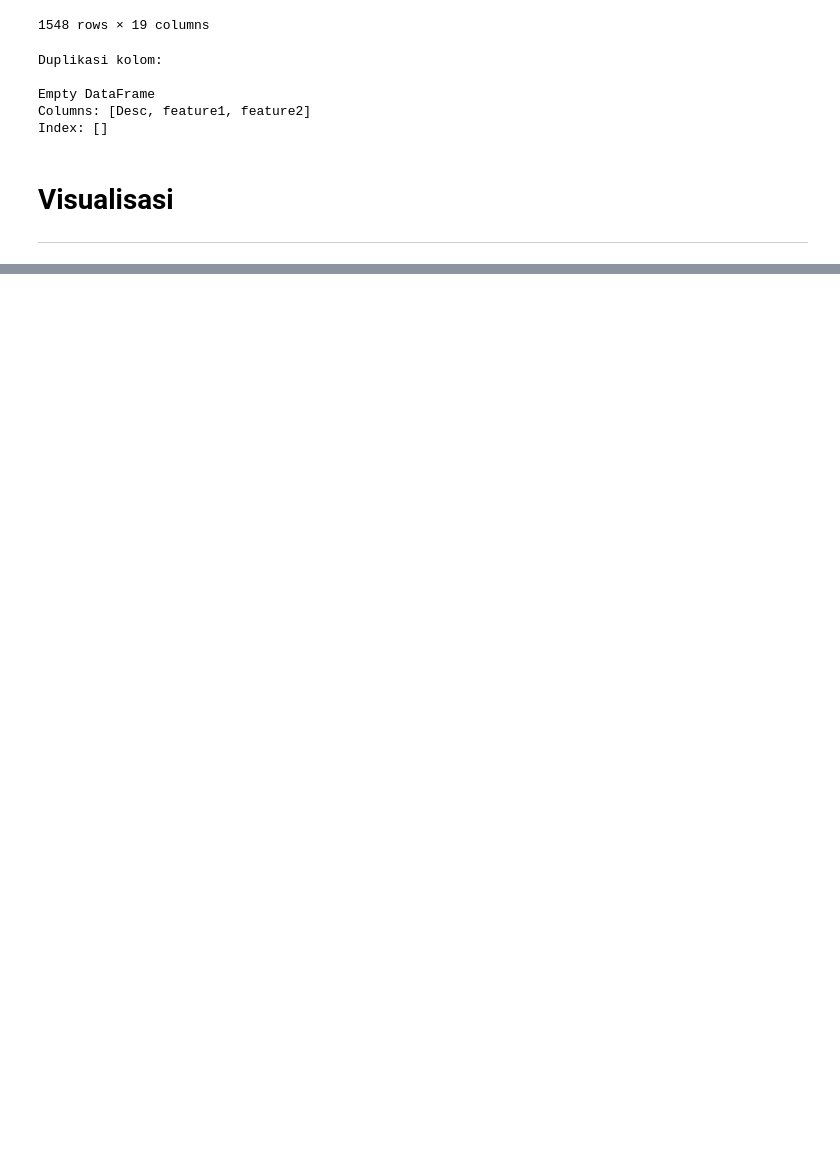
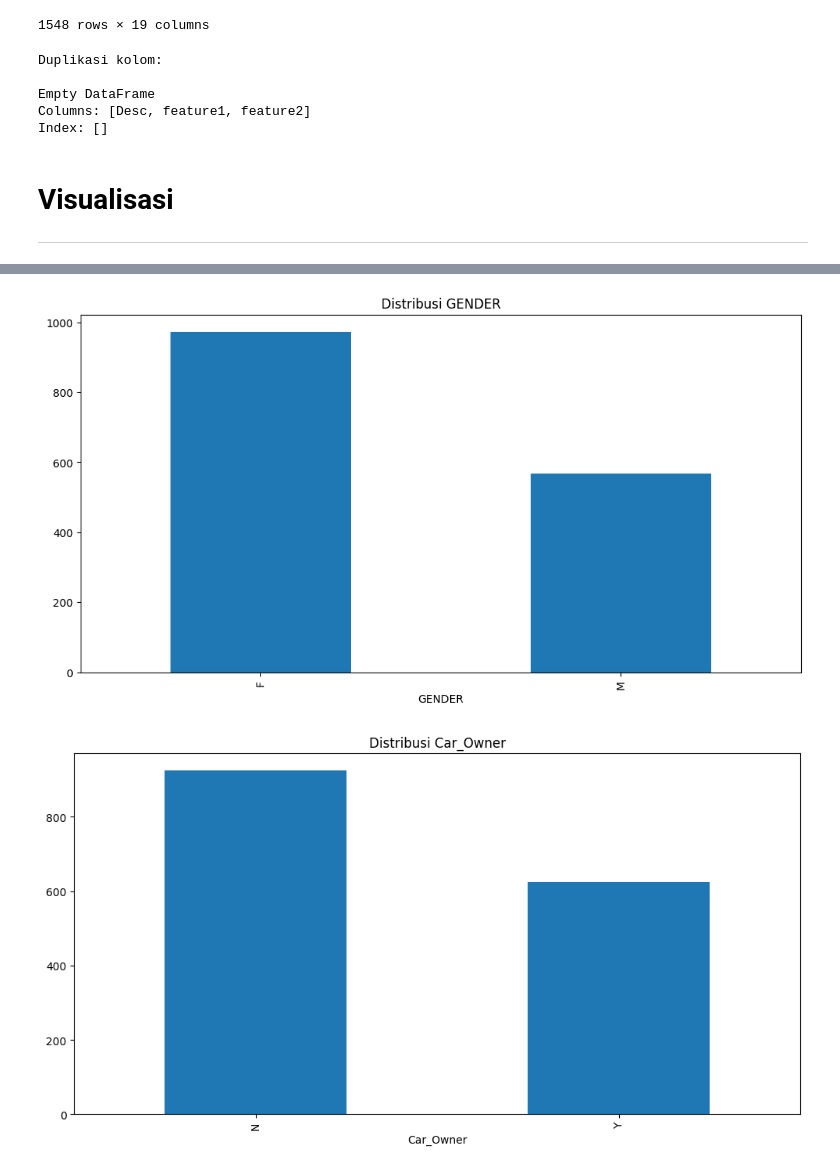
Before and after one commit to DaffaElgo/Iconic_2024, a Jupyter notebook: Code/Prepo.ipynb, the cells around one changed output, grey strips where cells are left out. Drawn from its saved outputs; the diff is of its cells as text; code cells hidden in the pictures; blank space fills up the shorter version.

```diff
--- a/Code/Prepo.ipynb
+++ b/Code/Prepo.ipynb
@@ -173,7 +198,14 @@ Index: []
 # %%
 # Menghapus kolom Ind_ID
 data = data.drop(columns=['Ind_ID'])
+# %%
+# Ubah tipe Mobile_phone, Work_phone, Phone, Email, dan label menjadi kategori
+data['Mobile_phone'] = data['Mobile_phone'].astype('category')
+data['Work_Phone'] = data['Work_Phone'].astype('category')
+data['Phone'] = data['Phone'].astype('category')
+data['EMAIL_ID'] = data['EMAIL_ID'].astype('category')
+data['label'] = data['label'].astype('category')
 # %%
 # Ambil fitur numerik dan kategorik
 numerical_features = data.select_dtypes(include=[np.number]).columns
-categorical_features = data.select_dtypes(include=[np.object]).columns
+categorical_features = data.select_dtypes(include=['object', 'category']).columns
@@ -204,0 +236,10 @@ for feature in numerical_features:
+# %%
+# Membuat barchart untuk data kategorik
+for feature in categorical_features:
+    plt.figure(figsize=(12,6))
+    data[feature].value_counts().plot(kind='bar')
+    plt.title('Distribusi ' + feature)
+    plt.show()
+# %% [output]
+[figure, added]
+[figure, added]
```
Also changed, not shown: parts of 21 cells of this notebook.
